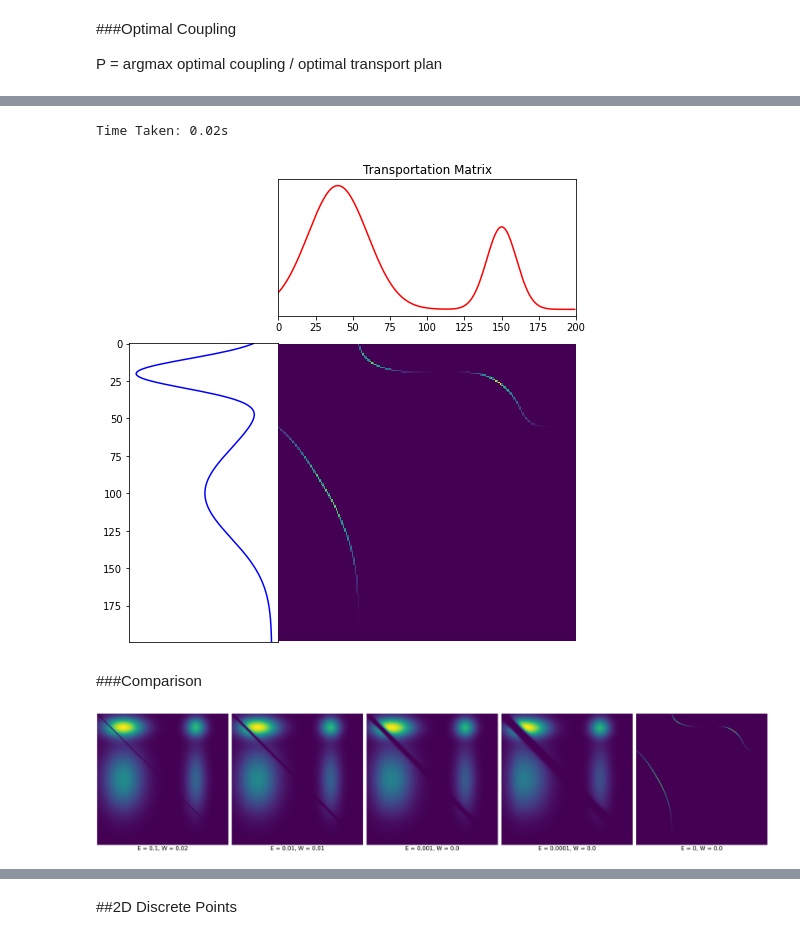
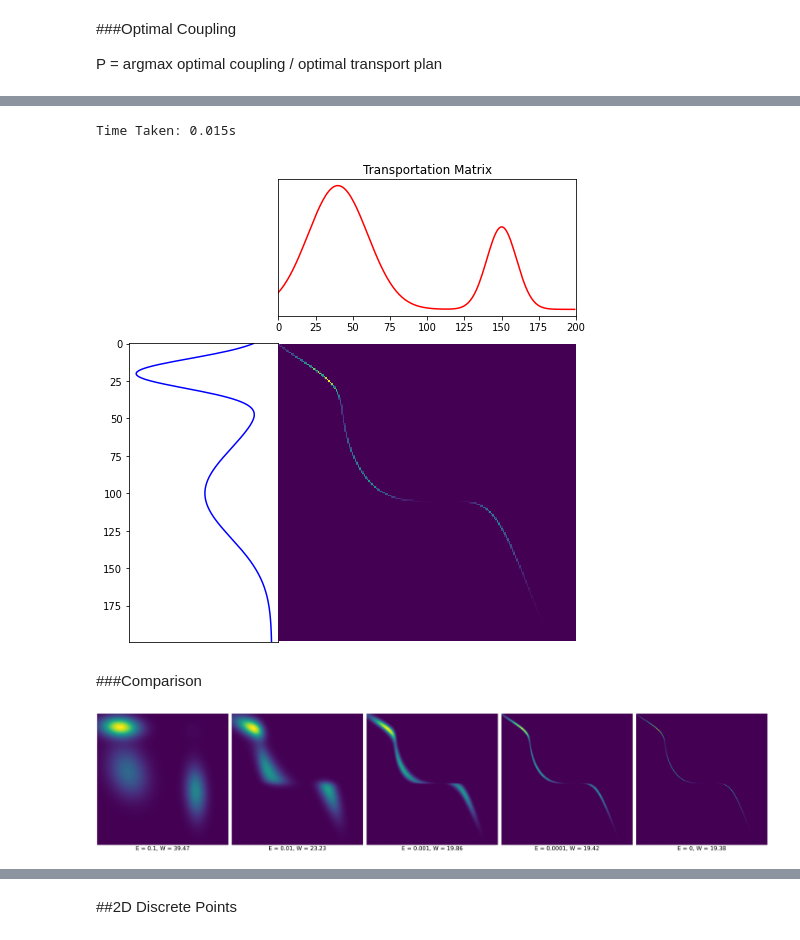
Before and after one commit to ramanakshay/Optimal-Transport, a Jupyter notebook: notebooks/sinkhorn.ipynb, the cells around one changed output, grey strips where cells are left out. Cells and saved outputs as stored; diff of their text form; code cells hidden in the pictures.

Commit message:
updated sinkhorn

```diff
--- a/notebooks/sinkhorn.ipynb
+++ b/notebooks/sinkhorn.ipynb
@@ -130,9 +130,8 @@ where $x_i$ is the position of $a_i$ \
 and $y_j$ is the position of $b_j$
 # %%
 # Cost Matrix and Defining Distance
-
 p = 2 # set p-value
-C = find_cost_matrix(x,x,p,dist = ('coulomb',1))
+C = find_cost_matrix(x,x,p,dist = ('ln_metric',2))
 
 plt.figure(3, figsize=(7, 7))
 plot_matrix(C,x,x,title = 'Cost Matrix')
@@ -167,33 +166,51 @@ ot.plot.plot1D_mat(a, b, P, 'Transportation Matrix')
 
 print('Time Taken: ' + str(round(time_emd,3))+ 's')
 # %% [output]
-Time Taken: 0.02s
+Time Taken: 0.015s
-[figure, old version]
+[figure, new version]
 # %% [markdown]
 ###Comparison
+# %%
+def quick_sinkhorn(a,b,xa,xb,epsilon,error):
+  C = ot.dist(xa,xb)
+
+  start = time.time()
+  P = auto_sinkhorn(a, b, C, epsilon, error)
+  time_emd = time.time() - start
+
+  return P,pow(np.sum(C*P),0.5),time_emd
+
+def quick_emd(a,b,xa,xb):
+  C = ot.dist(xa,xb)
+
+  start = time.time()
+  P = ot.emd(a, b, C)
+  time_emd = time.time() - start
+
+  return P,pow(np.sum(C*P),0.5),time_emd
 # %%
 epsilon = 0.1
 fig, axs = plt.subplots(1, 5, constrained_layout=True)
 fig.set_figheight(100)
 fig.set_figwidth(100)
 
 i = 0
+times = []
 while(epsilon > 0.00001):
-  P = auto_sinkhorn(a, b, C,epsilon,1e-6)
-  W = pow(np.sum(C*P),1/p)
+  P,W,t = quick_sinkhorn(a,b,x,x,epsilon,1e-6)
+  times.append([epsilon, round(t,3)])
   axs[i].imshow(P)
   axs[i].set_xlabel('E = ' + str(epsilon) + ", W = " + str(round(W,2)),size = 60)
   axs[i].set_xticklabels([])
   axs[i].set_yticklabels([])
   i += 1
   epsilon /= 10
 
-P = ot.emd(a,b,C)
-W = pow(np.sum(C*P),1/p)
+P,W,t = quick_emd(a,b,x,x)
 axs[i].imshow(P)
 axs[i].set_xlabel('E = ' + str(0) + ", W = " + str(round(W,2)),size = 60)
 axs[i].set_xticklabels([])
 axs[i].set_yticklabels([])
 plt.show()
 # %% [output]
-[figure, old version]
+[figure, new version]
```
Also changed, not shown: parts of 5 cells of this notebook.
